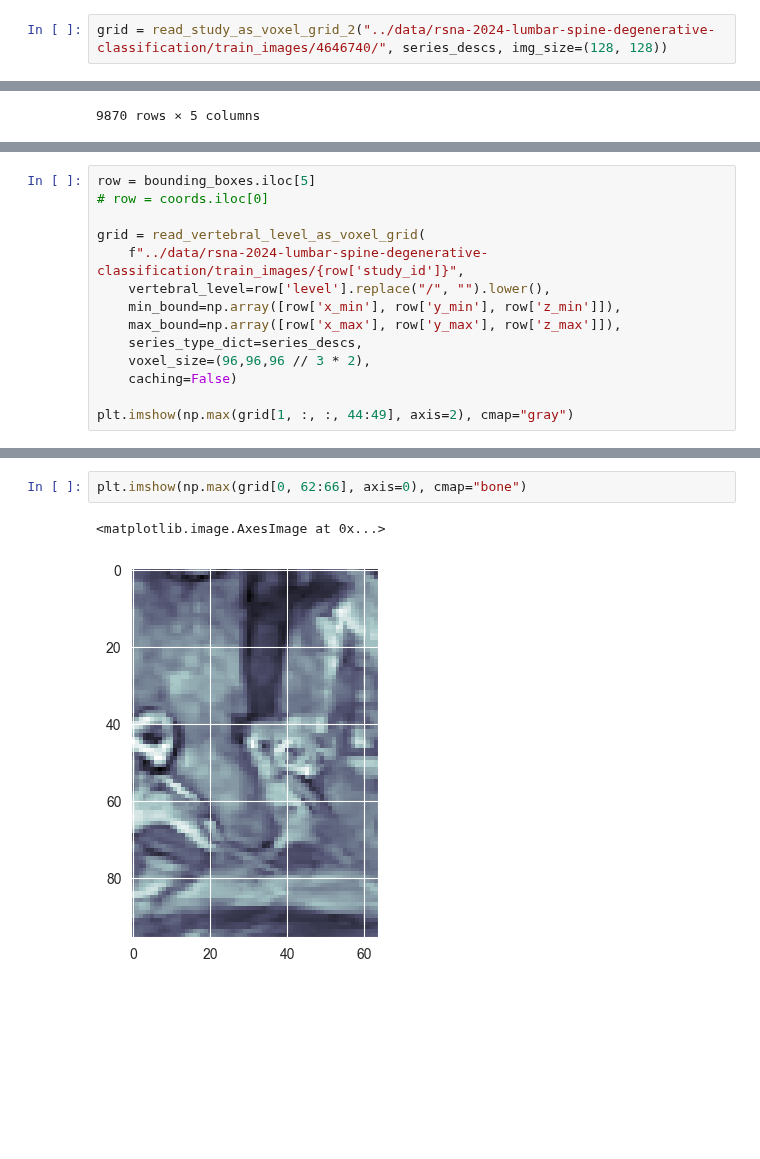
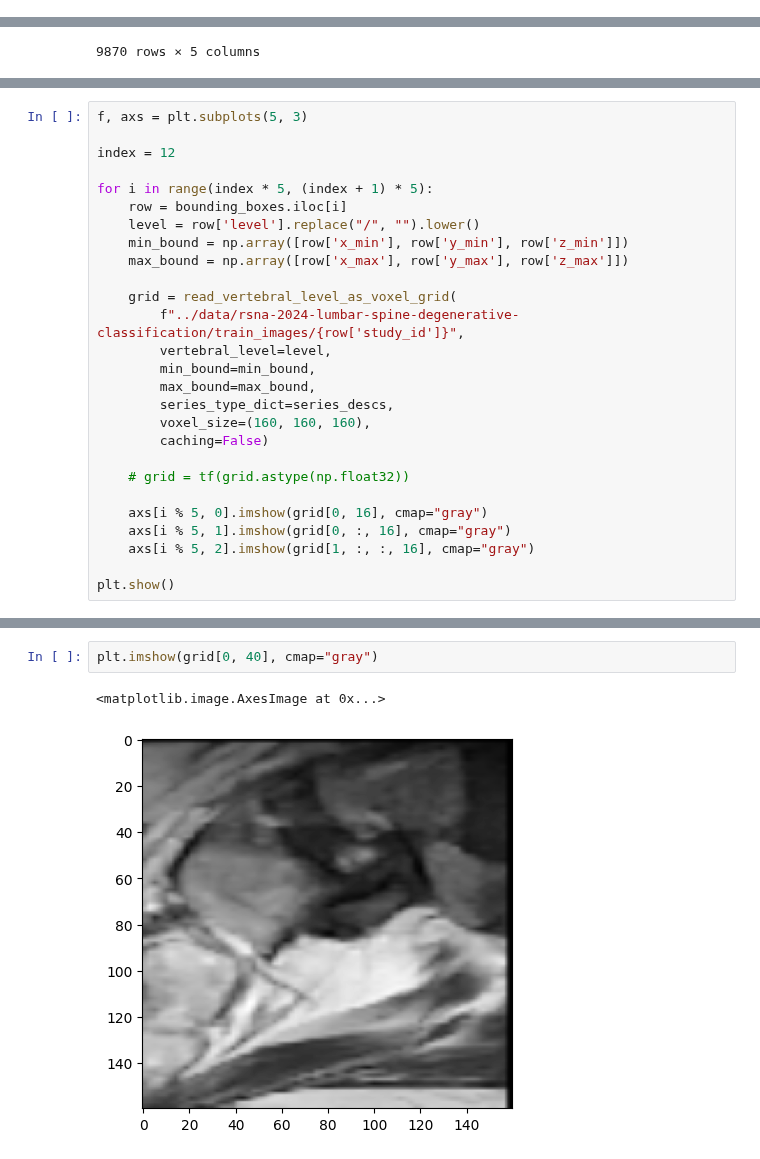
Before and after one commit to IDoCodingStuffs/rsna_2024, a Jupyter notebook: 3d_modeling/pc_loading.ipynb, the cells around one changed output, grey strips where cells are left out. Saved outputs shown, nothing was run; the diff lists cells and outputs as text; blank space fills up the shorter version.

```diff
--- a/3d_modeling/pc_loading.ipynb
+++ b/3d_modeling/pc_loading.ipynb
@@ -521,2 +30,0 @@ def read_study_as_voxel_grid_2(dir_path, series_type_dict=None, downsampling_fac
-# %%
-grid = read_study_as_voxel_grid_2("../data/rsna-2024-lumbar-spine-degenerative-classification/train_images/4646740/", series_descs, img_size=(128, 128))
@@ -670,15 +64 @@ bounding_boxes
 9675 rows × 8 columns
-# %%
-row = bounding_boxes.iloc[5]
-# row = coords.iloc[0]
-
-grid = read_vertebral_level_as_voxel_grid(
-    f"../data/rsna-2024-lumbar-spine-degenerative-classification/train_images/{row['study_id']}",
-    vertebral_level=row['level'].replace("/", "").lower(),
-    min_bound=np.array([row['x_min'], row['y_min'], row['z_min']]),
-    max_bound=np.array([row['x_max'], row['y_max'], row['z_max']]),
-    series_type_dict=series_descs,
-    voxel_size=(96,96,96 // 3 * 2),
-    caching=False)
-
-plt.imshow(np.max(grid[1, :, :, 44:49], axis=2), cmap="gray")
@@ -687,0 +257,27 @@ plt.imshow(np.max(grid[1, :, :, 44:49], axis=2), cmap="gray")
+# %%
+f, axs = plt.subplots(5, 3)
+
+index = 12
+
+for i in range(index * 5, (index + 1) * 5):
+    row = bounding_boxes.iloc[i]
+    level = row['level'].replace("/", "").lower()
+    min_bound = np.array([row['x_min'], row['y_min'], row['z_min']])
+    max_bound = np.array([row['x_max'], row['y_max'], row['z_max']])
+
+    grid = read_vertebral_level_as_voxel_grid(
+        f"../data/rsna-2024-lumbar-spine-degenerative-classification/train_images/{row['study_id']}",
+        vertebral_level=level,
+        min_bound=min_bound,
+        max_bound=max_bound,
+        series_type_dict=series_descs,
+        voxel_size=(160, 160, 160),
+        caching=False)
+
+    # grid = tf(grid.astype(np.float32))
+
+    axs[i % 5, 0].imshow(grid[0, 16], cmap="gray")
+    axs[i % 5, 1].imshow(grid[0, :, 16], cmap="gray")
+    axs[i % 5, 2].imshow(grid[1, :, :, 16], cmap="gray")
+
+plt.show()
@@ -688,5 +286,5 @@ plt.imshow(np.max(grid[1, :, :, 44:49], axis=2), cmap="gray")
 # %%
-plt.imshow(np.max(grid[0, 62:66], axis=0), cmap="bone")
+plt.imshow(grid[0, 40], cmap="gray")
 # %% [output]
 <matplotlib.image.AxesImage at 0x...>
-[figure, old version]
+[figure, new version]
```
Also changed, not shown: parts of 46 cells of this notebook, 5 other files.
